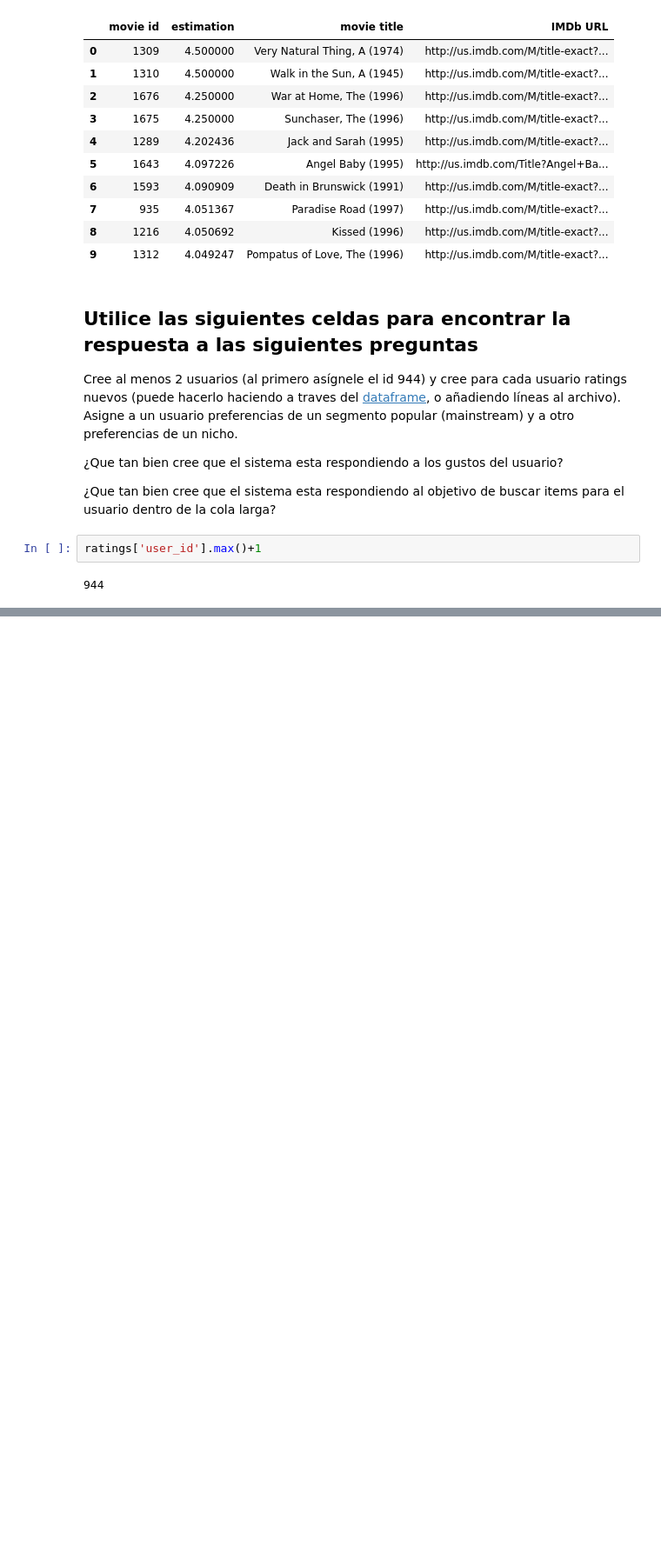
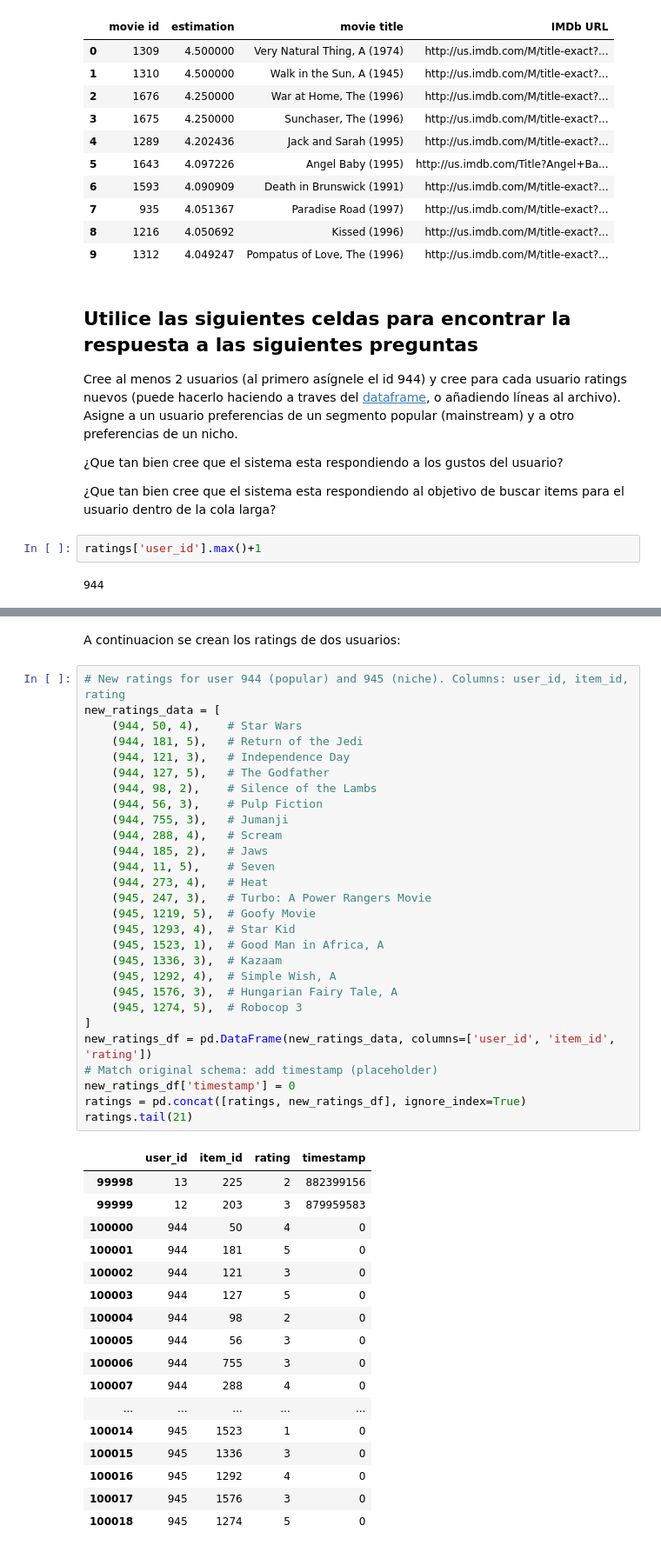
Before and after one commit to AlisonAristizabal/Laboratorio-1-Sistemas-de-Recomendacion, a Jupyter notebook: lab01/MINE4201_SR_Laboratorio_1.ipynb, the cells around one changed output, grey strips where cells are left out. Shown at 87% size. Cells and saved outputs as stored; diff of their text form; blank space fills up the shorter version.

```diff
--- a/lab01/MINE4201_SR_Laboratorio_1.ipynb
+++ b/lab01/MINE4201_SR_Laboratorio_1.ipynb
@@ -448,0 +684,48 @@ ratings['user_id'].max()+1
+# %% [markdown]
+A continuacion se crean los ratings de dos usuarios:
+# %%
+# New ratings for user 944 (popular) and 945 (niche). Columns: user_id, item_id, rating
+new_ratings_data = [
+    (944, 50, 4),    # Star Wars
+    (944, 181, 5),   # Return of the Jedi
+    (944, 121, 3),   # Independence Day
+    (944, 127, 5),   # The Godfather
+    (944, 98, 2),    # Silence of the Lambs
+    (944, 56, 3),    # Pulp Fiction
+    (944, 755, 3),   # Jumanji
+    (944, 288, 4),   # Scream
+    (944, 185, 2),   # Jaws
+    (944, 11, 5),    # Seven
+    (944, 273, 4),   # Heat
+    (945, 247, 3),   # Turbo: A Power Rangers Movie
+    (945, 1219, 5),  # Goofy Movie
+    (945, 1293, 4),  # Star Kid
+    (945, 1523, 1),  # Good Man in Africa, A
+    (945, 1336, 3),  # Kazaam
+    (945, 1292, 4),  # Simple Wish, A
+    (945, 1576, 3),  # Hungarian Fairy Tale, A
+    (945, 1274, 5),  # Robocop 3
+]
+new_ratings_df = pd.DataFrame(new_ratings_data, columns=['user_id', 'item_id', 'rating'])
+# Match original schema: add timestamp (placeholder)
+new_ratings_df['timestamp'] = 0
+ratings = pd.concat([ratings, new_ratings_df], ignore_index=True)
+ratings.tail(21)
+# %% [output]
+|  | user_id | item_id | rating | timestamp |
+| 99998 | 13 | 225 | 2 | 882399156 |
+| 99999 | 12 | 203 | 3 | 879959583 |
+| 100000 | 944 | 50 | 4 | 0 |
+| 100001 | 944 | 181 | 5 | 0 |
+| 100002 | 944 | 121 | 3 | 0 |
+| 100003 | 944 | 127 | 5 | 0 |
+| 100004 | 944 | 98 | 2 | 0 |
+| 100005 | 944 | 56 | 3 | 0 |
+| 100006 | 944 | 755 | 3 | 0 |
+| 100007 | 944 | 288 | 4 | 0 |
+| ... | ... | ... | ... | ... |
+| 100014 | 945 | 1523 | 1 | 0 |
+| 100015 | 945 | 1336 | 3 | 0 |
+| 100016 | 945 | 1292 | 4 | 0 |
+| 100017 | 945 | 1576 | 3 | 0 |
+| 100018 | 945 | 1274 | 5 | 0 |
```
Also changed, not shown: parts of 24 cells of this notebook, 1 other file.
